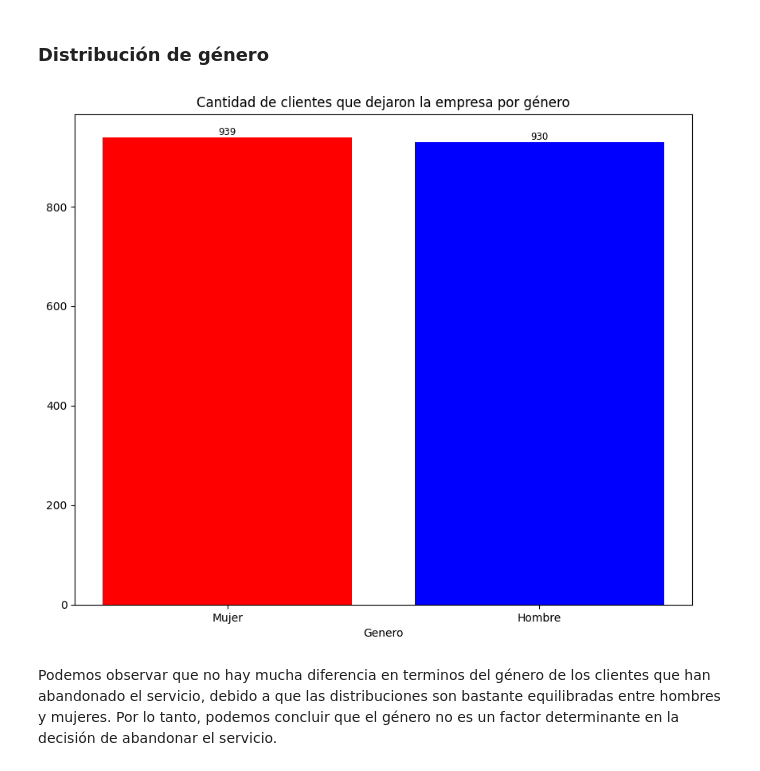
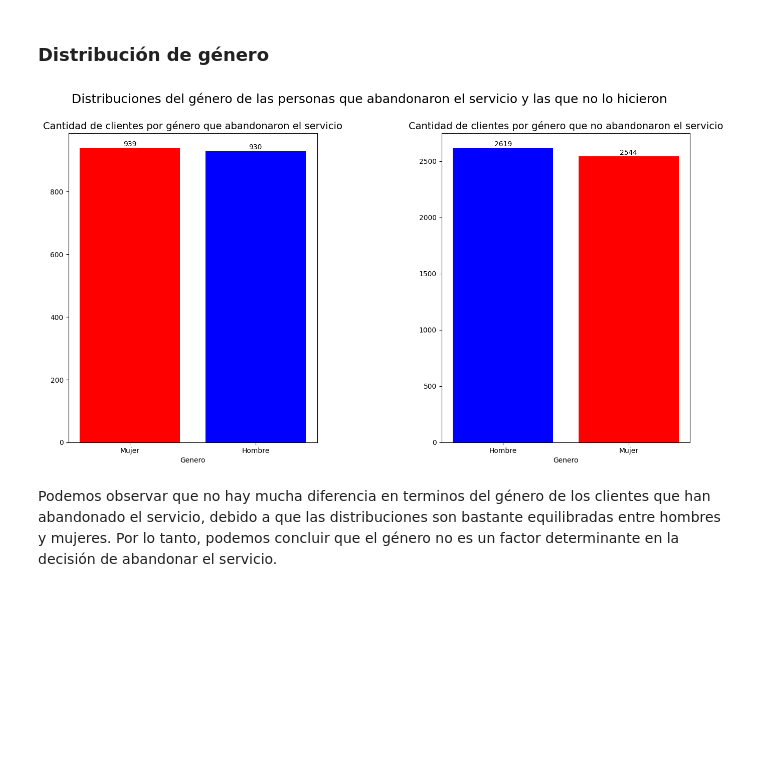
Before and after one commit to ErikGzz03TEC/Challenge_Telecom_X, a Jupyter notebook: Challenge_Telecom.ipynb, the cells around one changed output. Drawn from its saved outputs; the diff is of its cells as text; code cells hidden in the pictures; blank space fills up the shorter version.

```diff
--- a/Challenge_Telecom.ipynb
+++ b/Challenge_Telecom.ipynb
@@ -150,7 +155,7 @@ np.int64(0)
 columnas_str = ['SeniorCitizen']
 columnas_float = ['Charges.Total']
 df[columnas_str] = df[columnas_str].astype(str)
-df[columnas_float] = df[columnas_float].replace(' ', np.nan).astype(float)
+df[columnas_float] = df[columnas_float].astype(float)
 # %%
 df.info()
 # %% [output]
@@ -312,0 +345,17 @@ df_churn_no.describe()
+# %%
+fig, axs = plt.subplots(2,4, figsize = (12,6))
+fig.subplots_adjust(hspace= 0.75, wspace=0.5)
+fig.suptitle('Diagramas de cajas de variables numéricas por abandono del servicio', fontsize=18, y= 1.05)
+fig.text(0.5, 0.95, 'Personas que abandonaron la empresa', ha='center', fontsize=12)
+fig.text(0.5, 0.45, 'Personas que NO abandonaron la empresa', ha='center', fontsize=12)
+
+variables = ['tenure','Cuentas_diarias', 'Charges.Monthly','Charges.Total']
+
+for i, var in enumerate(variables):
+    axs[0, i].boxplot(df_churn_yes[var])
+    axs[0, i].set_title(var)
+
+    axs[1, i].boxplot(df_churn_no[var])
+    axs[1, i].set_title(var)
+
+plt.show()
@@ -315,22 +366,36 @@ Al analizar las estadísticas descriptivas de los clientes que se fueron en comp
 # %% [markdown]
 ### Distribución de género
 # %%
-fig, ax = plt.subplots(figsize=(10, 8))
+fig, axs = plt.subplots(1,2,figsize=(16, 8))
+fig.suptitle('Distribuciones del género de las personas que abandonaron el servicio y las que no lo hicieron', fontsize = 18)
+fig.subplots_adjust(wspace=0.5)
+gender_colors = {"Mujer": "red", "Hombre": "blue"}
 
-gender_colors = {"Mujer": "red",
-                 "Hombre": "blue"}
 
-gender_counts = df_churn_yes['gender'].value_counts()
-colors_gender = [gender_colors[label] for label in gender_counts.index]
-ax.bar(gender_counts.index, gender_counts.values, color = colors_gender)
-for i, j in enumerate(gender_counts.values):
-    ax.text(i, j, str(j), color='black', fontsize=8.5, ha='center', va='bottom')
+gender_counts_yes = df_churn_yes['gender'].value_counts()
+gender_counts_no = df_churn_no['gender'].value_counts()
 
-ax.set_xlabel('Genero')
-ax.set_title('Cantidad de clientes que dejaron la empresa por género')
+colors_gender_yes = [gender_colors[label] for label in gender_counts_yes.index]
+colors_gender_no = [gender_colors[label] for label in gender_counts_no.index]
+
+colors_gender = [gender_colors[label] for label in gender_counts_yes.index]
+axs[0].bar(gender_counts_yes.index, gender_counts_yes.values, color = colors_gender_yes)
+for i, j in enumerate(gender_counts_yes.values):
+    axs[0].text(i, j, str(j), color='black', fontsize=10, ha='center', va='bottom')
+
+axs[0].set_xlabel('Genero')
+axs[0].set_title('Cantidad de clientes por género que abandonaron el servicio',fontsize = 14)
+
+axs[1].bar(gender_counts_no.index, gender_counts_no.values, color = colors_gender_no)
+for i, j in enumerate(gender_counts_no.values):
+    axs[1].text(i, j, str(j), color='black', fontsize=10, ha='center', va='bottom')
+
+axs[1].set_xlabel('Genero')
+axs[1].set_title('Cantidad de clientes por género que no abandonaron el servicio', fontsize = 14)
+
 plt.show()
 # %% [output]
-[figure, old version]
+[figure, new version]
 # %% [markdown]
 Podemos observar que no hay mucha diferencia en terminos del género de los clientes que han abandonado el servicio, debido a que las distribuciones son bastante equilibradas entre hombres y mujeres. Por lo tanto, podemos concluir que el género no es un factor determinante en la decisión de abandonar el servicio.
 # %% [markdown]
```
Also changed, not shown: parts of 41 cells of this notebook.
